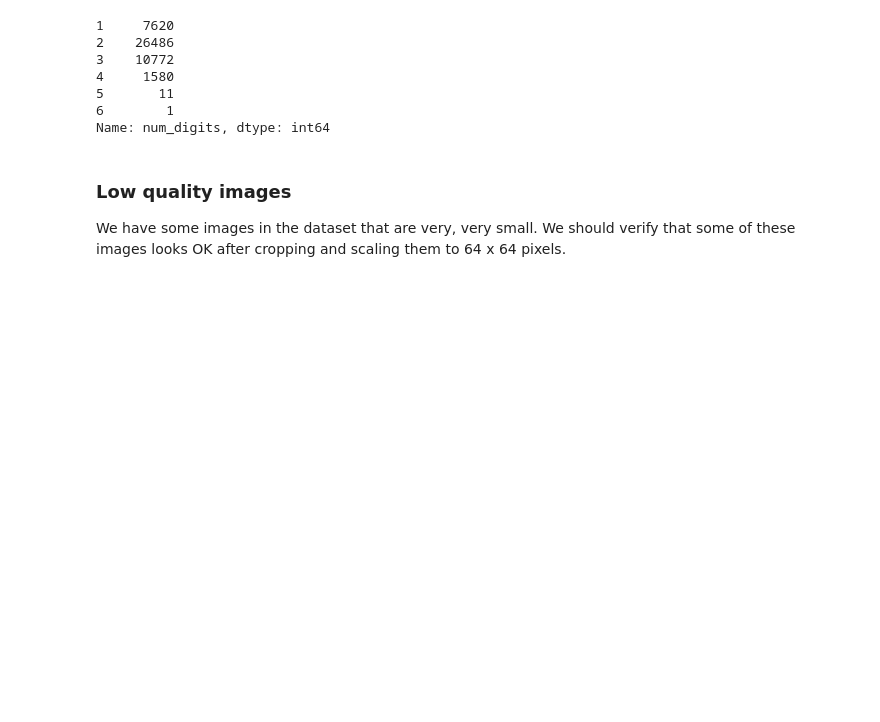
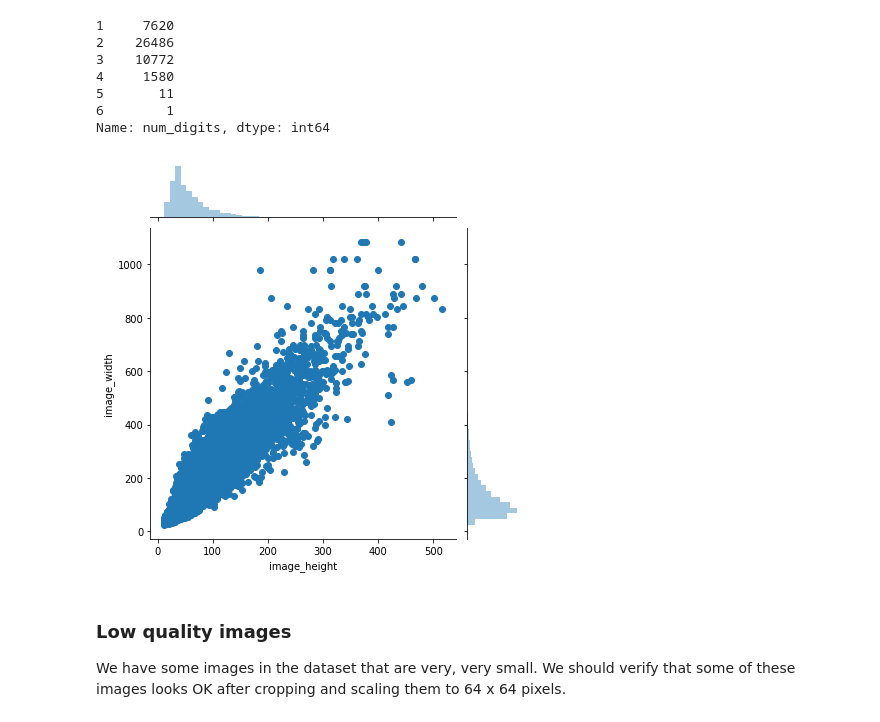
Before and after one commit to takotab/SVHN, a Jupyter notebook: 05-svhn-multi-preprocessing.ipynb, the cells around one changed output. Saved outputs shown, nothing was run; the diff lists cells and outputs as text; code cells hidden in the pictures; blank space fills up the shorter version.

```diff
--- a/05-svhn-multi-preprocessing.ipynb
+++ b/05-svhn-multi-preprocessing.ipynb
@@ -495,6 +505,10 @@ df.num_digits.value_counts(sort=False)
 5       11
 6        1
 Name: num_digits, dtype: int64
+# %%
+sns.jointplot(x="image_height", y="image_width", data=df);
+# %% [output]
+[figure, added]
 # %%
 # Keep only images with less than 6 digits
 df = df[df.num_digits < 6]
```
Also changed, not shown: parts of 8 cells of this notebook, 7 other files.
